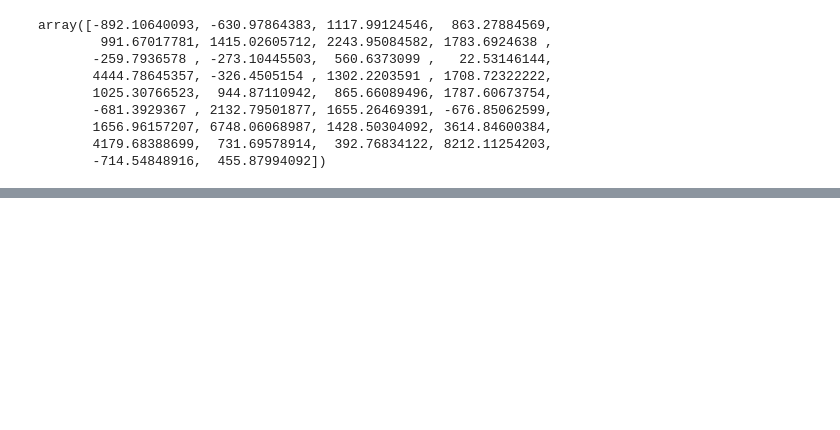
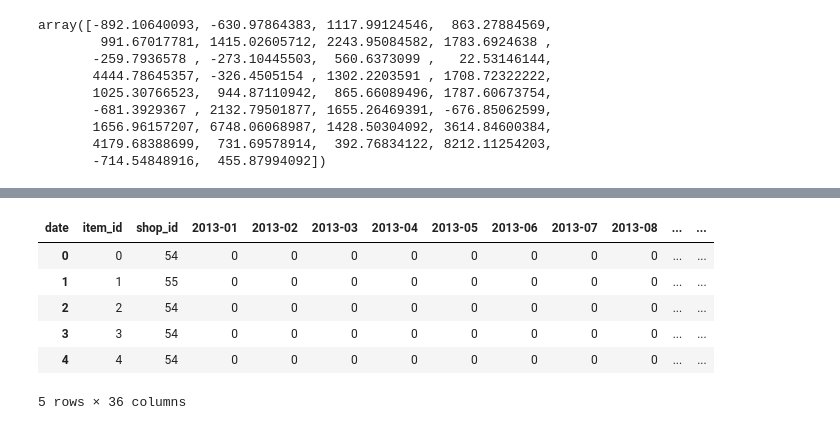
Before and after one commit to syash12/Predicting-Future-Sales, a Jupyter notebook: final-project.ipynb, the cells around one changed output, grey strips where cells are left out. Drawn from its saved outputs; the diff is of its cells as text; code cells hidden in the pictures; blank space fills up the shorter version.

```diff
--- a/final-project.ipynb
+++ b/final-project.ipynb
@@ -331,0 +381,14 @@ array([-892.10640093, -630.97864383, 1117.99124546,  863.27884569,
+# %%
+df = sales.groupby([sales.date.apply(lambda x: x.strftime('%Y-%m')),'item_id','shop_id']).sum().reset_index()
+# %%
+df = df[['date','item_id','shop_id','item_cnt_day']]
+df = df.pivot_table(index=['item_id','shop_id'], columns='date',values='item_cnt_day',fill_value=0).reset_index()
+df.head()
+# %% [output]
+| date | item_id | shop_id | 2013-01 | 2013-02 | 2013-03 | 2013-04 | 2013-05 | 2013-06 | 2013-07 | 2013-08 | ... | ... |
+| 0 | 0 | 54 | 0 | 0 | 0 | 0 | 0 | 0 | 0 | 0 | ... | ... |
+| 1 | 1 | 55 | 0 | 0 | 0 | 0 | 0 | 0 | 0 | 0 | ... | ... |
+| 2 | 2 | 54 | 0 | 0 | 0 | 0 | 0 | 0 | 0 | 0 | ... | ... |
+| 3 | 3 | 54 | 0 | 0 | 0 | 0 | 0 | 0 | 0 | 0 | ... | ... |
+| 4 | 4 | 54 | 0 | 0 | 0 | 0 | 0 | 0 | 0 | 0 | ... | ... |
+5 rows × 36 columns
```
Also changed, not shown: parts of 17 cells of this notebook, 1 other file.
